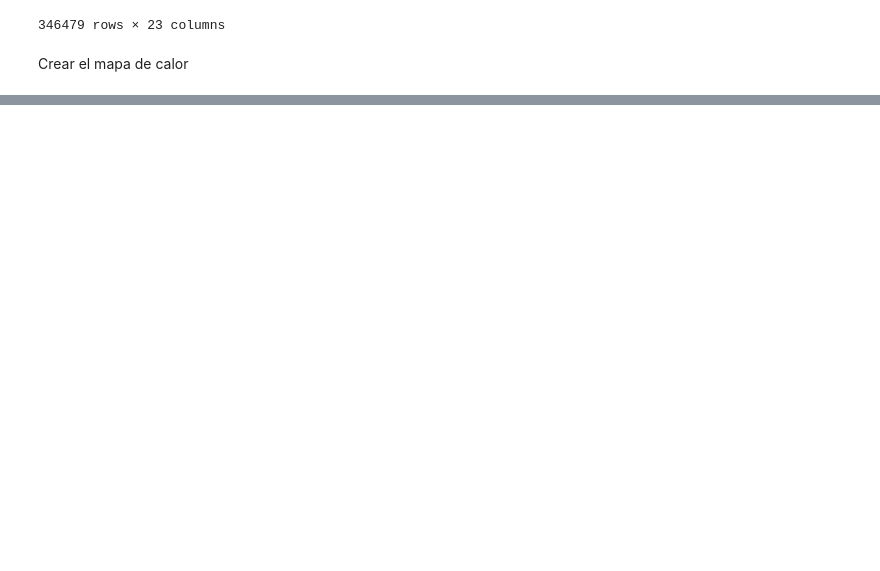
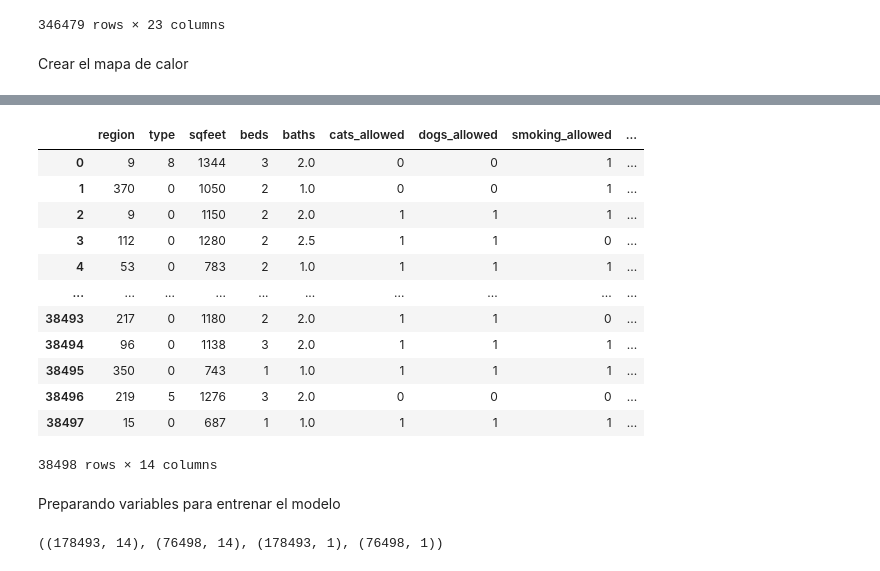
Before and after one commit to marybet/Proyecto-individual-2-Machine-Learning, a Jupyter notebook: test.ipynb, the cells around one changed output, grey strips where cells are left out. Cells and saved outputs as stored; diff of their text form; code cells hidden in the pictures; blank space fills up the shorter version.

```diff
--- a/test.ipynb
+++ b/test.ipynb
@@ -142,0 +318,11 @@ Es un tipo de regresión lineal que sirve para analizar y clasificar, se modela
+# %%
+from sklearn.preprocessing import LabelEncoder
+
+# Crear un objeto LabelEncoder
+le2 = LabelEncoder()
+
+# Aplicar el encoder a la columna "tipo_propiedad"
+data_test['laundry_options'] = le2.fit_transform(data_test['laundry_options'])
+
+# Imprimir el dataframe resultante
+data_test.head()
@@ -142,0 +343,11 @@ Es un tipo de regresión lineal que sirve para analizar y clasificar, se modela
+# %%
+from sklearn.preprocessing import LabelEncoder
+
+# Crear un objeto LabelEncoder
+le3 = LabelEncoder()
+
+# Aplicar el encoder a la columna "tipo_propiedad"
+data_test['parking_options'] = le3.fit_transform(data_test['parking_options'])
+
+# Imprimir el dataframe resultante
+data_test.head()
@@ -142,0 +366,11 @@ Es un tipo de regresión lineal que sirve para analizar y clasificar, se modela
+# %%
+from sklearn.preprocessing import LabelEncoder
+
+# Crear un objeto LabelEncoder
+le4 = LabelEncoder()
+
+# Aplicar el encoder a la columna "tipo_propiedad"
+data_test['state'] = le4.fit_transform(data_test['state'])
+
+# Imprimir el dataframe resultante
+data_test.head()
@@ -142,0 +385,20 @@ Es un tipo de regresión lineal que sirve para analizar y clasificar, se modela
+# %%
+data_test = data_test.drop(columns= ['id', 'url', 'region_url', 'image_url',	'lat',	'long', 'description'], axis=1)
+# %%
+data_test
+# %% [output]
+|  | region | type | sqfeet | beds | baths | cats_allowed | dogs_allowed | smoking_allowed | ... |
+| 0 | 9 | 8 | 1344 | 3 | 2.0 | 0 | 0 | 1 | ... |
+| 1 | 370 | 0 | 1050 | 2 | 1.0 | 0 | 0 | 1 | ... |
+| 2 | 9 | 0 | 1150 | 2 | 2.0 | 1 | 1 | 1 | ... |
+| 3 | 112 | 0 | 1280 | 2 | 2.5 | 1 | 1 | 0 | ... |
+| 4 | 53 | 0 | 783 | 2 | 1.0 | 1 | 1 | 1 | ... |
+| ... | ... | ... | ... | ... | ... | ... | ... | ... | ... |
+| 38493 | 217 | 0 | 1180 | 2 | 2.0 | 1 | 1 | 0 | ... |
+| 38494 | 96 | 0 | 1138 | 3 | 2.0 | 1 | 1 | 1 | ... |
+| 38495 | 350 | 0 | 743 | 1 | 1.0 | 1 | 1 | 1 | ... |
+| 38496 | 219 | 5 | 1276 | 3 | 2.0 | 0 | 0 | 0 | ... |
+| 38497 | 15 | 0 | 687 | 1 | 1.0 | 1 | 1 | 1 | ... |
+38498 rows × 14 columns
+# %% [markdown]
+Preparando variables para entrenar el modelo
@@ -142,0 +416,4 @@ Es un tipo de regresión lineal que sirve para analizar y clasificar, se modela
+# %%
+X_train.shape, X_test.shape, y_train.shape, y_test.shape
+# %% [output]
+((178493, 14), (76498, 14), (178493, 1), (76498, 1))
```
Also changed, not shown: parts of 46 cells of this notebook, 1 other file.
